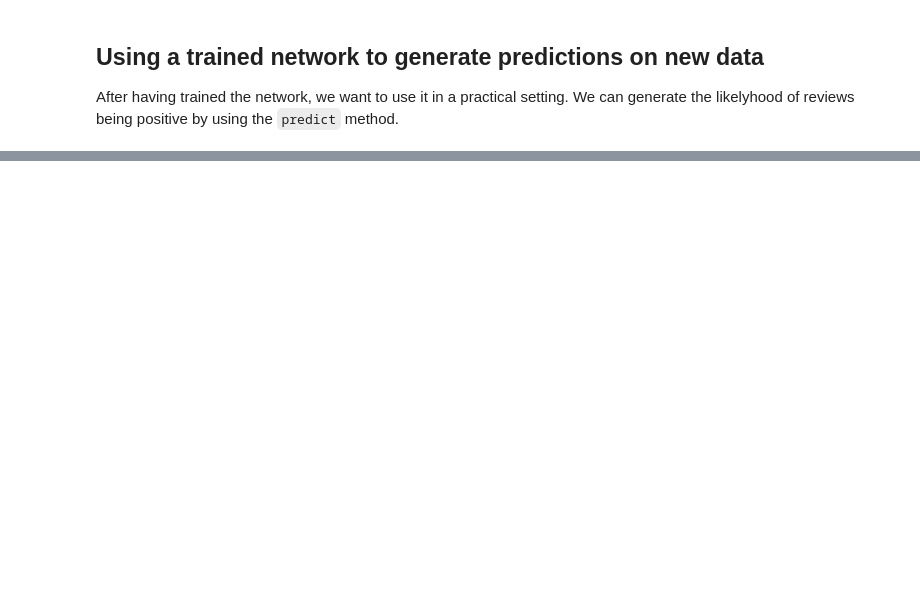
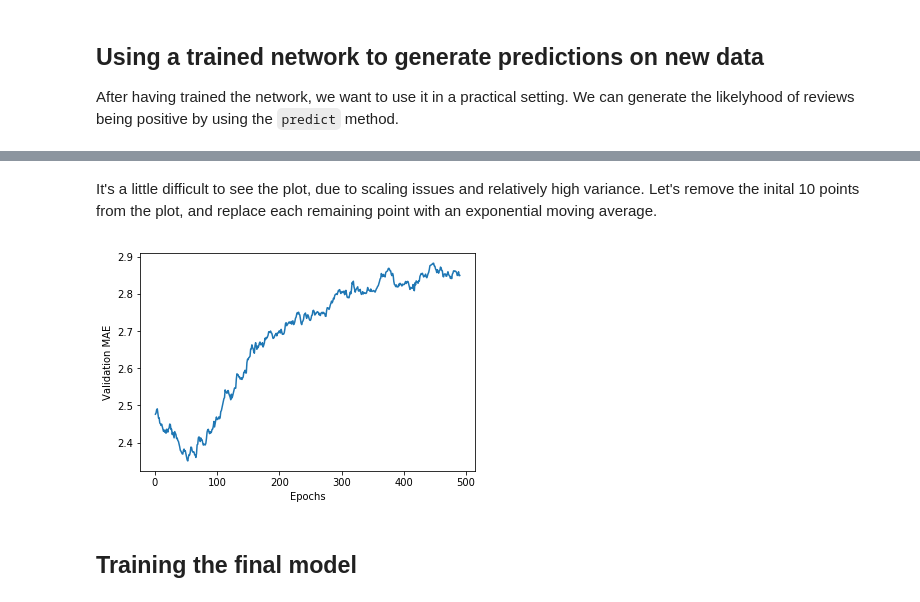
Before and after one commit to Bodomit/mlexs, a Jupyter notebook: Deep Learning with Python/Chapter 03 - Getting Started with Neural Networks.ipynb, the cells around one changed output, grey strips where cells are left out. Cells and saved outputs as stored; diff of their text form; code cells hidden in the pictures; blank space fills up the shorter version.

```diff
--- a/Deep Learning with Python/Chapter 03 - Getting Started with Neural Networks.ipynb
+++ b/Deep Learning with Python/Chapter 03 - Getting Started with Neural Networks.ipynb
@@ -186,0 +593,23 @@ array([[0.29527253],
+# %% [markdown]
+It's a little difficult to see the plot, due to scaling issues and relatively high variance. Let's remove the inital 10 points from the plot, and replace each remaining point with an exponential moving average.
+# %%
+def smooth_curve(points, factor=0.9):
+    smoothed_points = []
+    for point in points:
+        if smoothed_points:
+            previous = smoothed_points[-1]
+            smoothed_points.append(previous * factor + point * (1 - factor))
+        else:
+            smoothed_points.append(point)
+    return smoothed_points
+
+smooth_mae_history = smooth_curve(average_mae_history[10:])
+
+plt.plot(range(1, len(smooth_mae_history) + 1), smooth_mae_history)
+plt.xlabel('Epochs')
+plt.ylabel('Validation MAE')
+plt.show()
+# %% [output]
+[figure, added]
+# %% [markdown]
+## Training the final model
```
Also changed, not shown: parts of 60 cells of this notebook.
